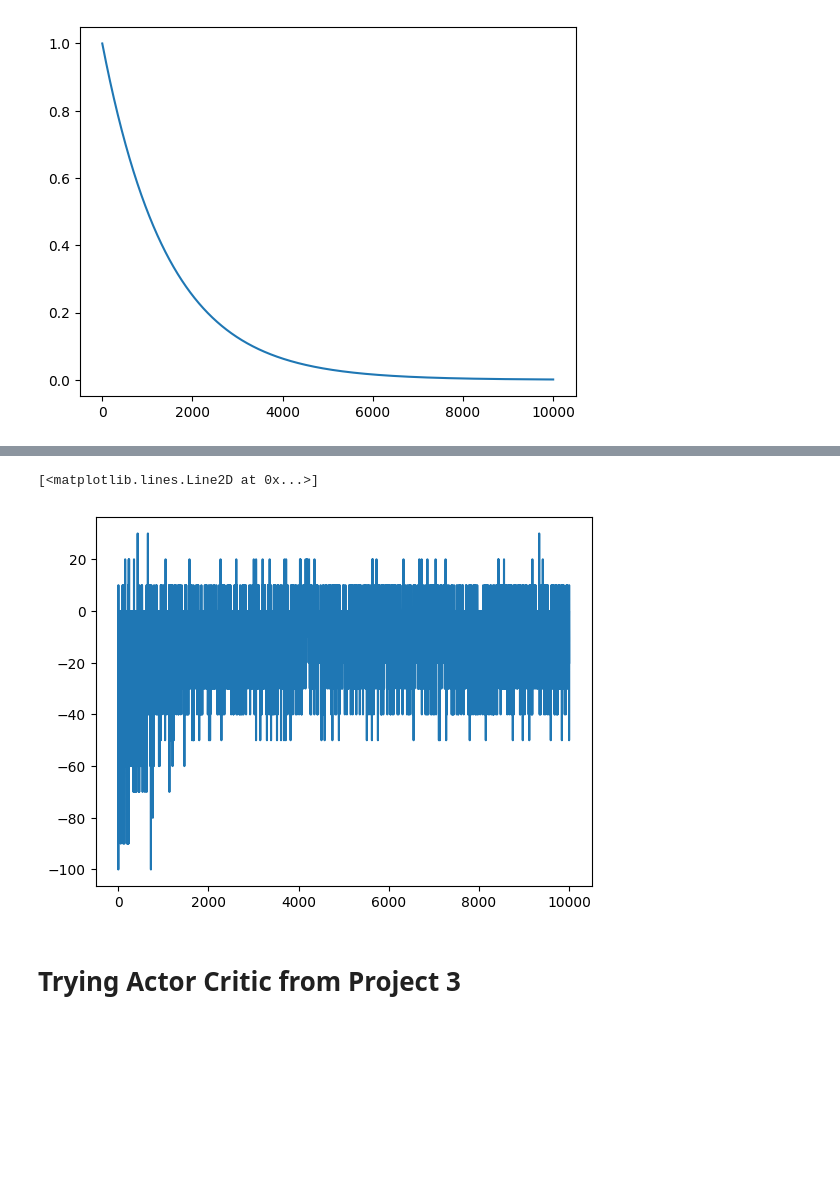
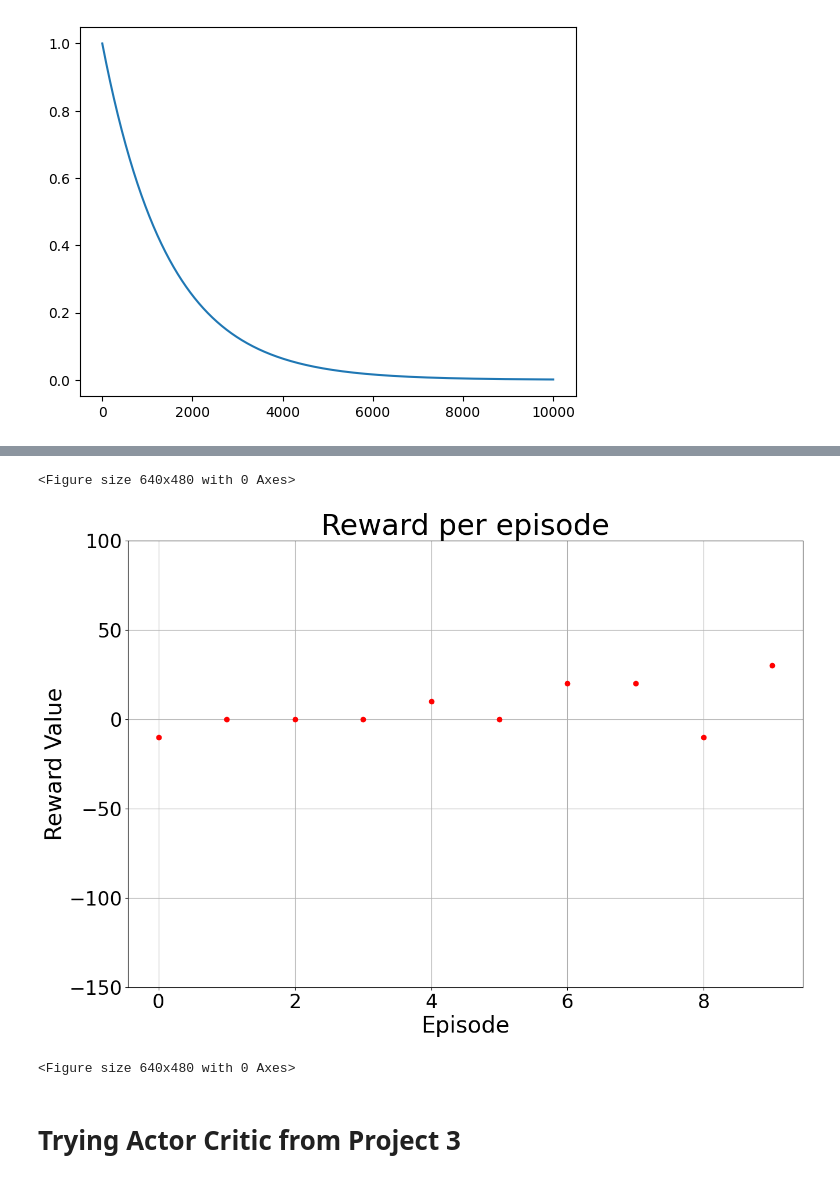
Before and after one commit to jhhunter/CSE546FinalProject, a Jupyter notebook: jhhunter_ubansal_final_project.ipynb, the cells around one changed output, grey strips where cells are left out. Saved outputs shown, nothing was run; the diff lists cells and outputs as text; code cells hidden in the pictures; blank space fills up the shorter version.

```diff
--- a/jhhunter_ubansal_final_project.ipynb
+++ b/jhhunter_ubansal_final_project.ipynb
@@ -323,7 +371,28 @@ plt.plot(total_epsilons)
-# %%
-plt.plot(total_rewards)
-# %% [output]
-[<matplotlib.lines.Line2D at 0x...>]
-[figure, removed]
+# %%
+environment_name = 'forest_fire'
+algorithm_name = 'Dobule-Deep-Q-Learning'
+min_reward = -150
+max_reward = 100
+n_episodes_test = 10
+test_rewards = []
+for i in range(n_episodes_test):
+    obs = environment.reset()
+    done = False
+    reward = 0
+    with torch.no_grad():
+        while not done:
+            Q_values = main_policy(torch.Tensor(obs))
+            action = torch.argmax(Q_values)
+            new_obs, rew, done = environment.step(action)
+            reward += rew
+            obs = new_obs
+
+    test_rewards.append(reward)
+
+plot_test_rewards(environment_name, algorithm_name, test_rewards, min_reward, max_reward, show=True)
+# %% [output]
+<Figure size 640x480 with 0 Axes>
+[figure, added]
+<Figure size 640x480 with 0 Axes>
 # %% [markdown]
 # Trying Actor Critic from Project 3
```
Also changed, not shown: parts of 15 cells of this notebook.
